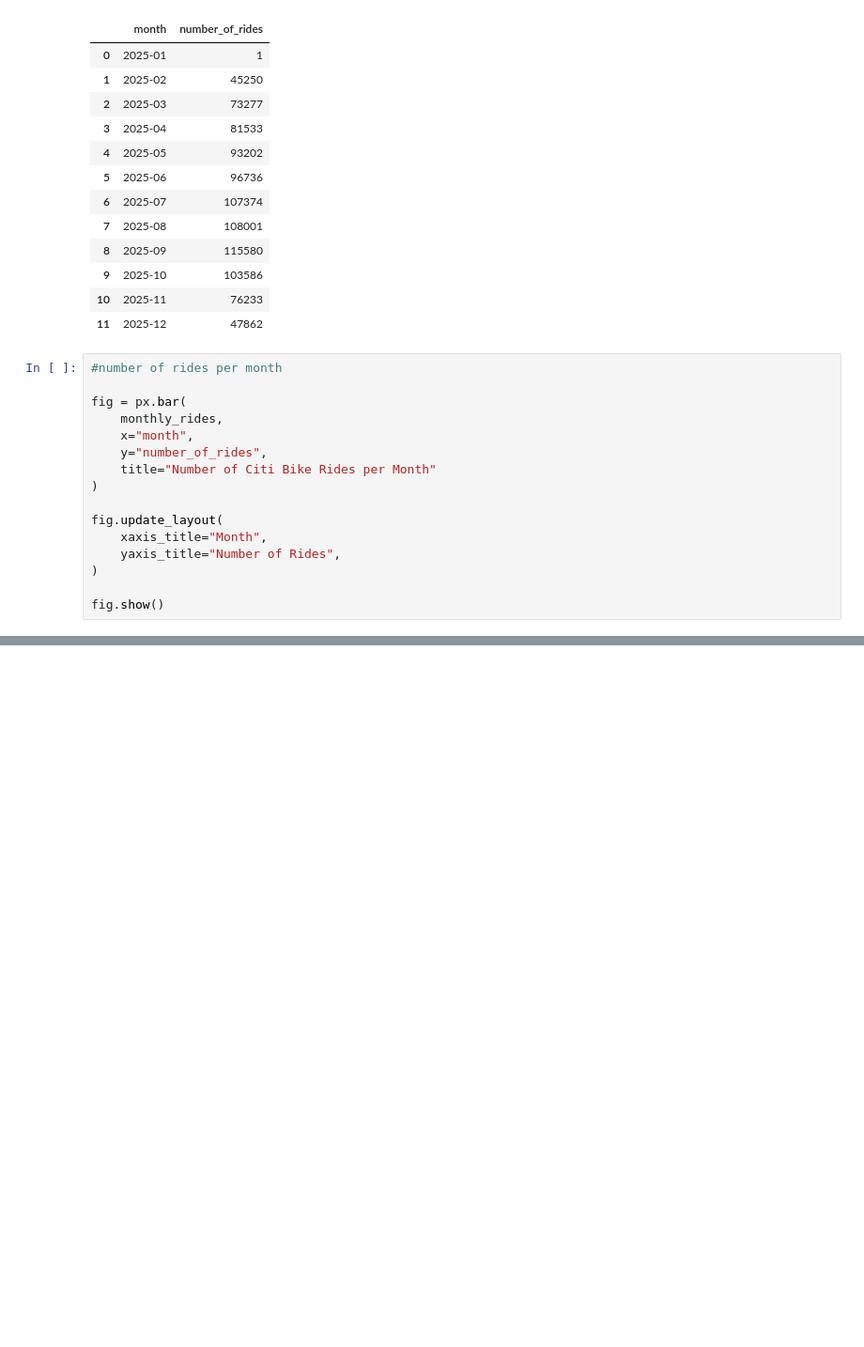
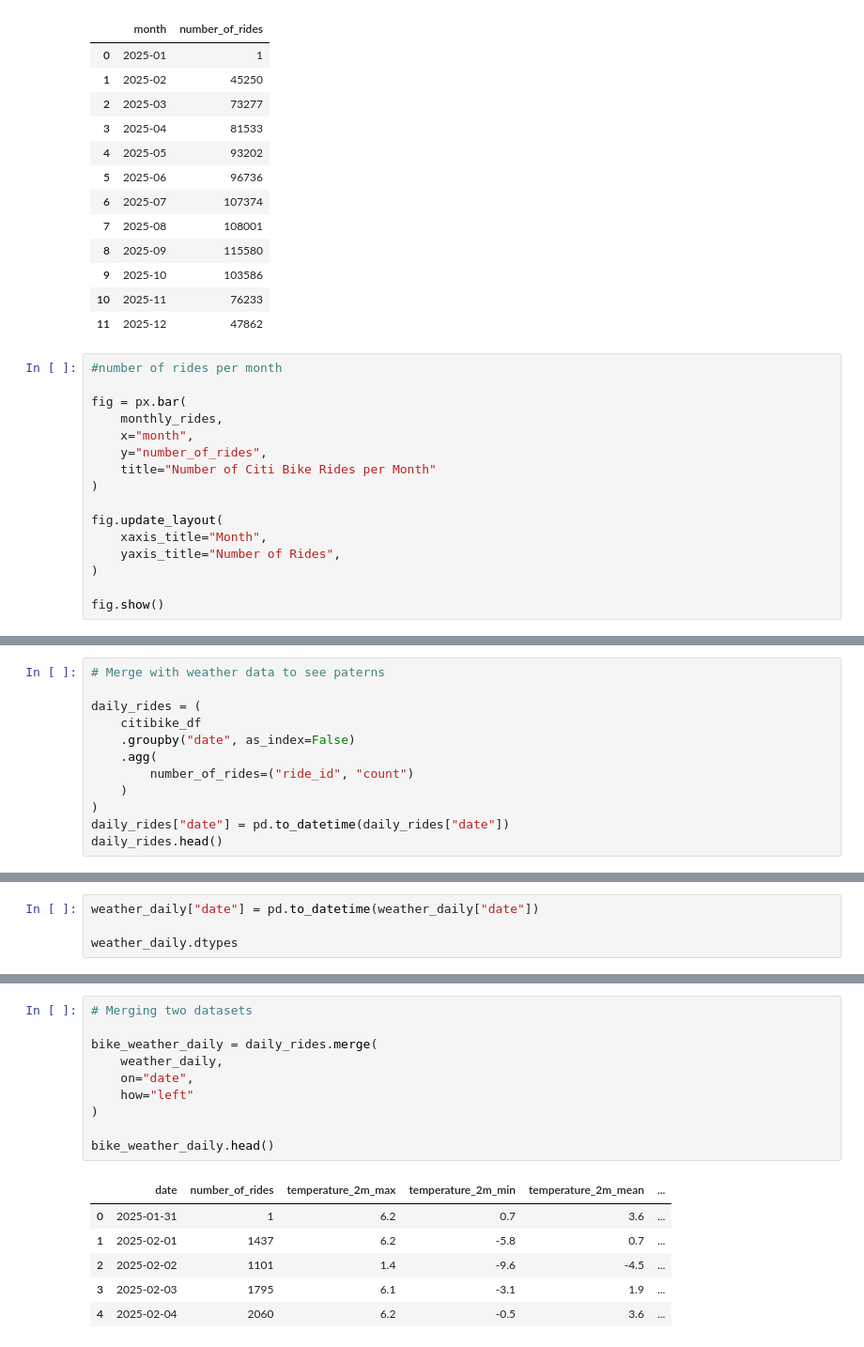
Before and after one commit to chilingaryantatev-tech/Citibike, a Jupyter notebook: notebooks/4_Data_Visualization.ipynb, the cells around one changed output, grey strips where cells are left out. Shown at 94% size. Saved outputs shown, nothing was run; the diff lists cells and outputs as text; blank space fills up the shorter version.

```diff
--- a/notebooks/4_Data_Visualization.ipynb
+++ b/notebooks/4_Data_Visualization.ipynb
@@ -61,0 +195,12 @@ fig.show()
+# %%
+# Merge with weather data to see paterns
+
+daily_rides = (
+    citibike_df
+    .groupby("date", as_index=False)
+    .agg(
+        number_of_rides=("ride_id", "count")
+    )
+)
+daily_rides["date"] = pd.to_datetime(daily_rides["date"])
+daily_rides.head()
@@ -61,0 +225,4 @@ fig.show()
+# %%
+weather_daily["date"] = pd.to_datetime(weather_daily["date"])
+
+weather_daily.dtypes
@@ -61,0 +239,17 @@ fig.show()
+# %%
+# Merging two datasets
+
+bike_weather_daily = daily_rides.merge(
+    weather_daily,
+    on="date",
+    how="left"
+)
+
+bike_weather_daily.head()
+# %% [output]
+|  | date | number_of_rides | temperature_2m_max | temperature_2m_min | temperature_2m_mean | ... |
+| 0 | 2025-01-31 | 1 | 6.2 | 0.7 | 3.6 | ... |
+| 1 | 2025-02-01 | 1437 | 6.2 | -5.8 | 0.7 | ... |
+| 2 | 2025-02-02 | 1101 | 1.4 | -9.6 | -4.5 | ... |
+| 3 | 2025-02-03 | 1795 | 6.1 | -3.1 | 1.9 | ... |
+| 4 | 2025-02-04 | 2060 | 6.2 | -0.5 | 3.6 | ... |
```
Also changed, not shown: parts of 13 cells of this notebook, 1 other file.
